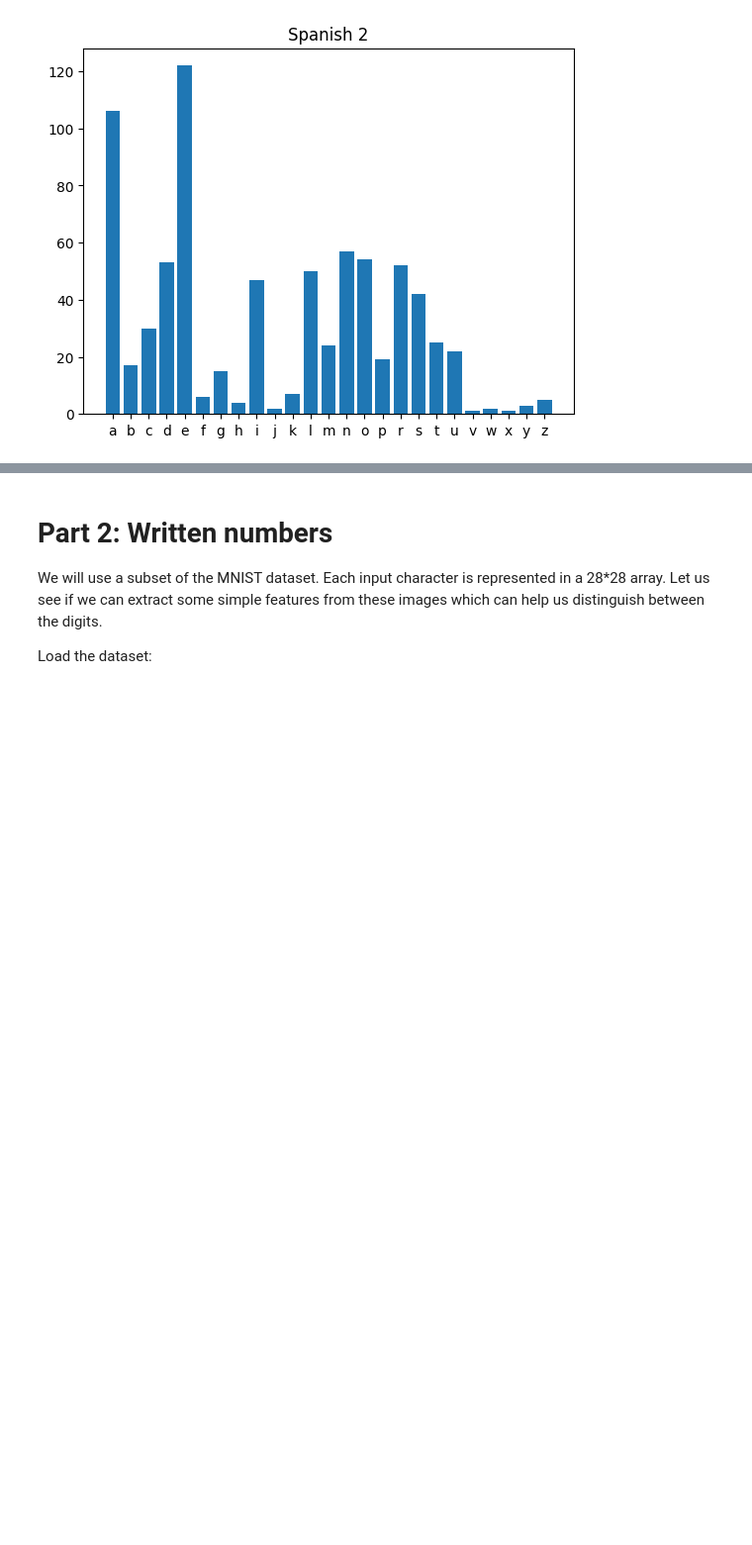
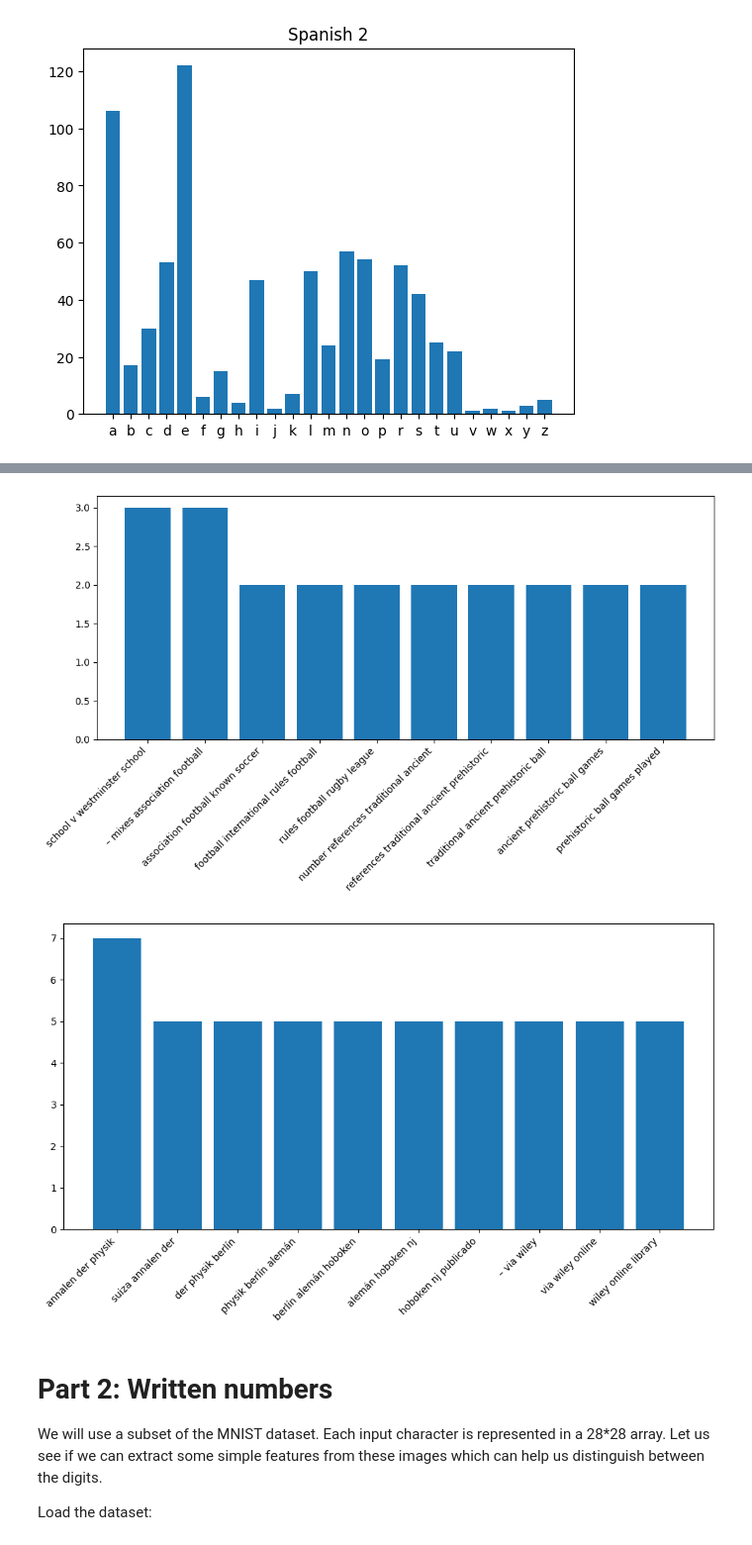
Before and after one commit to HUB24090013/STP-AIML-Lab-and-Projects, a Jupyter notebook: AIML_Module_01_Lab_01_Features.ipynb, the cells around one changed output, grey strips where cells are left out. Shown at 99% size. Saved outputs shown, nothing was run; the diff lists cells and outputs as text; code cells hidden in the pictures; blank space fills up the shorter version.

```diff
--- a/AIML_Module_01_Lab_01_Features.ipynb
+++ b/AIML_Module_01_Lab_01_Features.ipynb
@@ -346,3 +347,71 @@ plt.show()
 # %% [output]
 [figure]
 [figure]
+# %%
+import wikipedia
+import matplotlib.pyplot as plt
+import nltk
+nltk.download('punkt')
+nltk.download('stopwords')
+from collections import Counter
+from nltk.util import ngrams
+from nltk.corpus import stopwords
+import string
+def cleanup(text):
+    stop_words = set(stopwords.words('spanish')).union(set(stopwords.words('english')))
+    translator = str.maketrans('', '', string.punctuation)
+    words = nltk.word_tokenize(text.translate(translator).lower())
+    words = [word for word in words if word not in stop_words]
+    return words
+
+
+def plothistogram(ngram_counter):
+    most_common_ngrams = ngram_counter.most_common(10)
+
+    if most_common_ngrams:
+        ngrams, counts = zip(*most_common_ngrams)
+
+
+        ngrams = [' '.join(gram) for gram in ngrams]
+
+        plt.figure(figsize=(10, 6))
+        plt.bar(ngrams, counts)
+        plt.xticks(rotation=45, ha='right')
+        plt.tight_layout()
+        plt.show()
+    else:
+        print("No n-grams to plot.")
+
+
+
+wikipedia.set_lang("en")
+try:
+    eng1 = wikipedia.page("Football").content
+except wikipedia.exceptions.DisambiguationError as e:
+    print("Disambiguation error:", e)
+    eng1 = wikipedia.page(e.options[0]).content
+
+
+english = cleanup(eng1)
+if len(english) >= 4:
+    fourgram = Counter(ngrams(english, 4))
+    plothistogram(fourgram)
+else:
+    print("Not enough content for 4-grams")
+
+
+wikipedia.set_lang("es")
+try:
+    es1 = wikipedia.page("Albert Einstein").content
+except wikipedia.exceptions.DisambiguationError as e:
+    print("Disambiguation error:", e)
+    es1 = wikipedia.page(e.options[0]).content
+
+
+spanish = cleanup(es1)
+if len(spanish) >= 3:
+    trigram_d1 = Counter(ngrams(spanish, 3))
+    plothistogram(trigram_d1)
+else:
+    print("Not enough content for trigrams")
+# %% [output]
@@ -349,3 +422,5 @@ plt.show()
+[figure, added]
+[figure, added]
 # %% [markdown]
 # Part 2: Written numbers
 
```
Also changed, not shown: parts of 3 cells of this notebook.
